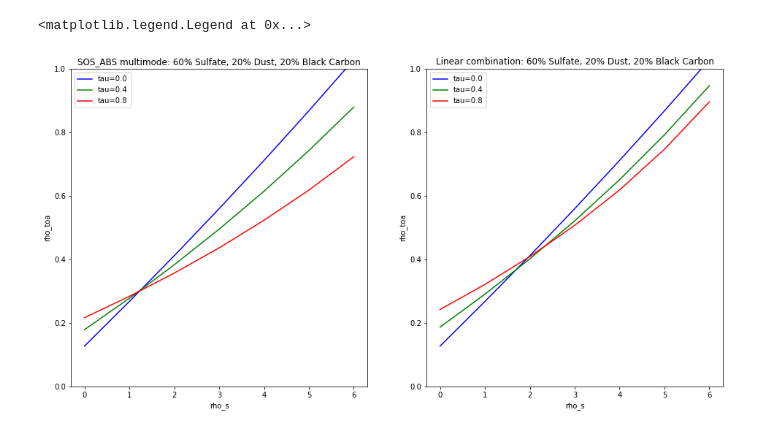
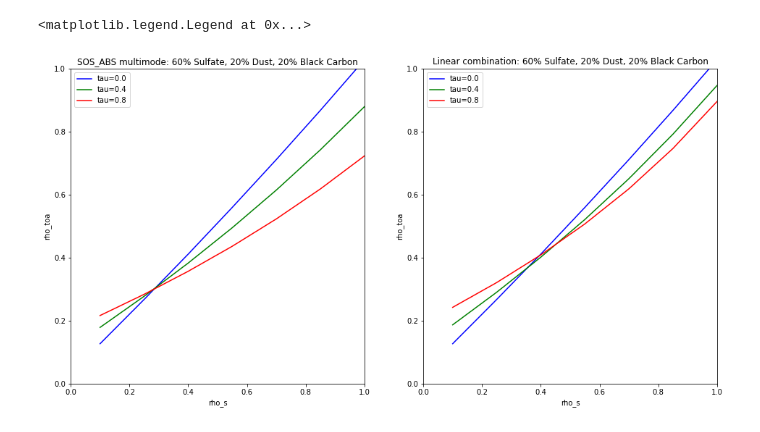
Before and after one commit to jerome-colin/multimode_aer, a Jupyter notebook: visu.ipynb, the cells around one changed output. Saved outputs shown, nothing was run; the diff lists cells and outputs as text; code cells hidden in the pictures.

```diff
--- a/visu.ipynb
+++ b/visu.ipynb
@@ -107,27 +117,32 @@ axs[1, 1].legend()
 # %%
 lin_sulfate_hr30_60_dust_20_bc_20_550nm = da.sel(model="sulfate_hr30_only_550nm")*0.6 + da.sel(model="dust_only_550nm")*0.2 + da.sel(model="bc_only_550nm")*0.2
+
+xval1 = 0
+xval2 = 1
 yval1 = 0
 yval2 = 1
 
 fig, axs = pl.subplots(1, 2, figsize=(16,8))
 
 axs[0].set_title('SOS_ABS multimode: 60% Sulfate, 20% Dust, 20% Black Carbon')
 axs[0].set_xlabel('rho_s')
 axs[0].set_ylabel('rho_toa')
+axs[0].set_xlim(xval1,xval2)
 axs[0].set_ylim(yval1,yval2)
-axs[0].plot(da.sel(model="sulfate_hr30_60_dust_20_bc_20_550nm", tau=0), 'b', label="tau=0.0")
-axs[0].plot(da.sel(model="sulfate_hr30_60_dust_20_bc_20_550nm", tau=0.4), 'g', label="tau=0.4")
-axs[0].plot(da.sel(model="sulfate_hr30_60_dust_20_bc_20_550nm", tau=0.8), 'r', label="tau=0.8")
+axs[0].plot(da.coords['rho_s'], da.sel(model="sulfate_hr30_60_dust_20_bc_20_550nm", tau=0), 'b', label="tau=0.0")
+axs[0].plot(da.coords['rho_s'], da.sel(model="sulfate_hr30_60_dust_20_bc_20_550nm", tau=0.4), 'g', label="tau=0.4")
+axs[0].plot(da.coords['rho_s'], da.sel(model="sulfate_hr30_60_dust_20_bc_20_550nm", tau=0.8), 'r', label="tau=0.8")
 axs[0].legend()
 
 axs[1].set_title('Linear combination: 60% Sulfate, 20% Dust, 20% Black Carbon')
 axs[1].set_xlabel('rho_s')
 axs[1].set_ylabel('rho_toa')
+axs[1].set_xlim(xval1,xval2)
 axs[1].set_ylim(yval1,yval2)
-axs[1].plot(lin_sulfate_hr30_60_dust_20_bc_20_550nm.sel(tau=0), 'b', label="tau=0.0")
-axs[1].plot(lin_sulfate_hr30_60_dust_20_bc_20_550nm.sel(tau=0.4), 'g', label="tau=0.4")
-axs[1].plot(lin_sulfate_hr30_60_dust_20_bc_20_550nm.sel(tau=0.8), 'r', label="tau=0.8")
+axs[1].plot(da.coords['rho_s'], lin_sulfate_hr30_60_dust_20_bc_20_550nm.sel(tau=0), 'b', label="tau=0.0")
+axs[1].plot(da.coords['rho_s'], lin_sulfate_hr30_60_dust_20_bc_20_550nm.sel(tau=0.4), 'g', label="tau=0.4")
+axs[1].plot(da.coords['rho_s'], lin_sulfate_hr30_60_dust_20_bc_20_550nm.sel(tau=0.8), 'r', label="tau=0.8")
 axs[1].legend()
 # %% [output]
 <matplotlib.legend.Legend at 0x...>
-[figure, old version]
+[figure, new version]
```
Also changed, not shown: parts of 3 cells of this notebook.
